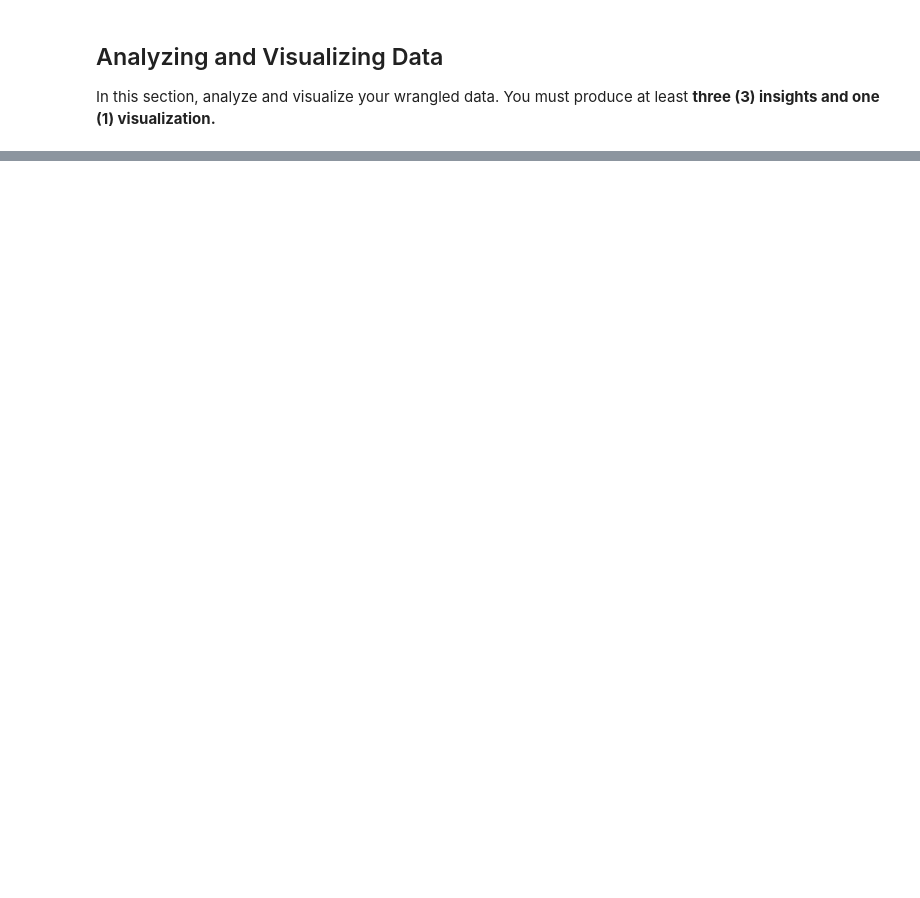
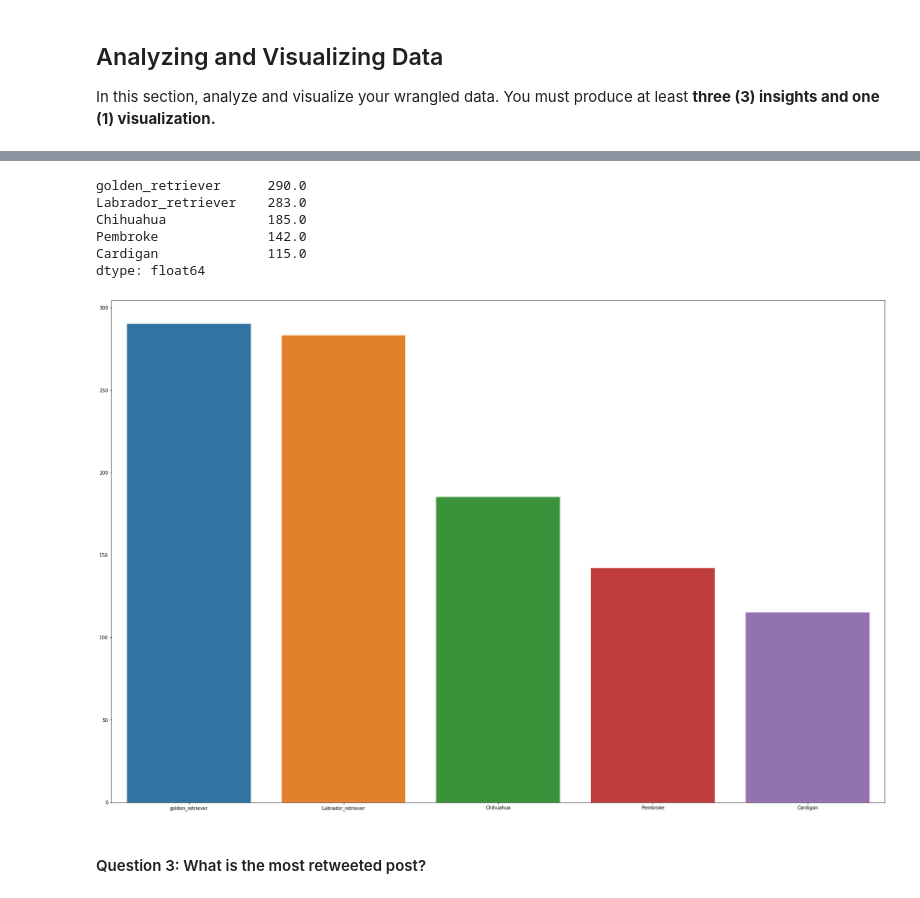
Before and after one commit to dev-tyta/Twitter-Data-Wrangling, a Jupyter notebook: wrangle_act.ipynb, the cells around one changed output, grey strips where cells are left out. Cells and saved outputs as stored; diff of their text form; code cells hidden in the pictures; blank space fills up the shorter version.

```diff
--- a/wrangle_act.ipynb
+++ b/wrangle_act.ipynb
@@ -479,0 +561,3 @@ AttributeError: 'Series' object has no attribute 'sort'
+# %%
+p3 = merged_comp.p3.value_counts()
+p3
@@ -479,0 +577,21 @@ AttributeError: 'Series' object has no attribute 'sort'
+# %%
+total_dogs = p1 + p2 + p3
+# %%
+total_dogs.sort_values(ascending= False, inplace= True)
+# %%
+top_5_dogs = total_dogs.head(5)
+# %%
+top_5_dogs
+# %% [output]
+golden_retriever      290.0
+Labrador_retriever    283.0
+Chihuahua             185.0
+Pembroke              142.0
+Cardigan              115.0
+dtype: float64
+# %%
+bar(x= top_5_dogs.index, y= top_5_dogs)
+# %% [output]
+[figure, added]
+# %% [markdown]
+#### Question 3: What is the most retweeted post?
```
Also changed, not shown: parts of 26 cells of this notebook, 2 other files.
